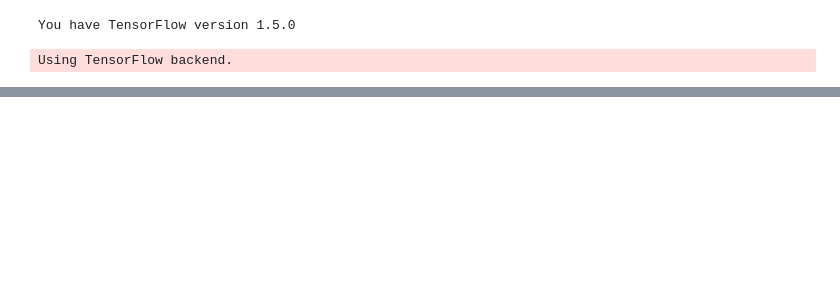
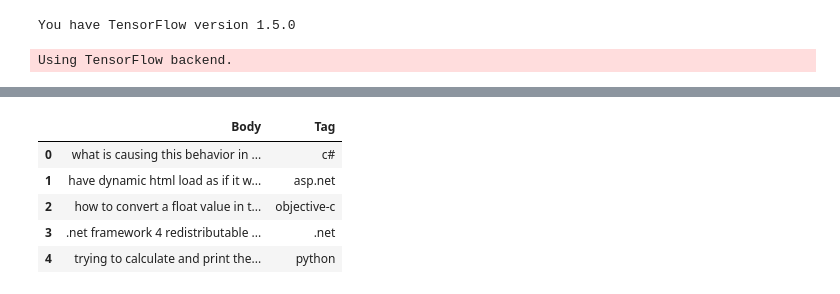
Before and after one commit to yaPhilya/Mentor_Hack, a Jupyter notebook: fixed_network.ipynb, the cells around one changed output, grey strips where cells are left out. Saved outputs shown, nothing was run; the diff lists cells and outputs as text; code cells hidden in the pictures; blank space fills up the shorter version.

Commit message:
Data preparation

```diff
--- a/fixed_network.ipynb
+++ b/fixed_network.ipynb
@@ -207,0 +34,5 @@ out.close()
+# %%
+data_stack = pd.read_csv('DB/stack-overflow-data.csv')
+read = open('DB/stack-overflow-data-tags')
+tags_stack = read.readline().split('|')
+read.close()
@@ -207,0 +48,10 @@ out.close()
+# %%
+data_stack.rename(columns={'post' : 'Body', 'tags': 'Tag'}, inplace=True)
+data_stack.head()
+# %% [output]
+|  | Body | Tag |
+| 0 | what is causing this behavior in ... | c# |
+| 1 | have dynamic html load as if it w... | asp.net |
+| 2 | how to convert a float value in t... | objective-c |
+| 3 | .net framework 4 redistributable ... | .net |
+| 4 | trying to calculate and print the... | python |
```
Also changed, not shown: parts of 47 cells of this notebook.
